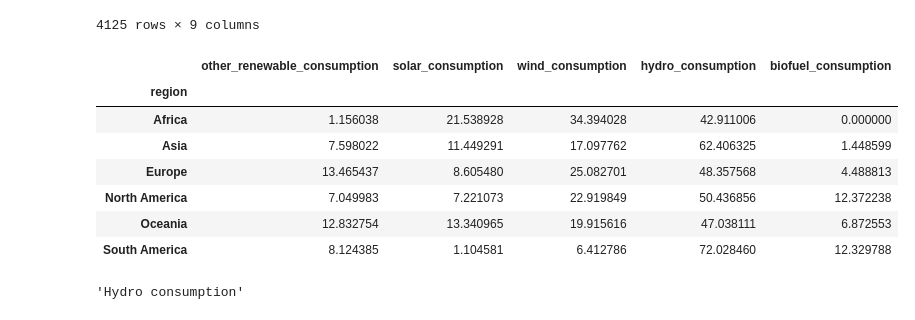
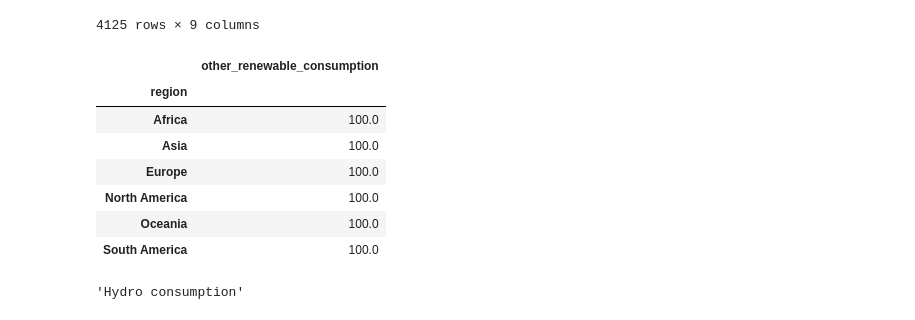
Before and after one commit to henrymmarques/DataVizProj, a Jupyter notebook: project_DV.ipynb, the cells around one changed output. Saved outputs shown, nothing was run; the diff lists cells and outputs as text; code cells hidden in the pictures.

```diff
--- a/project_DV.ipynb
+++ b/project_DV.ipynb
@@ -753,24 +752,24 @@ renewables[renewables['solar_consumption'].notna()]
 | 17023 | World | OWID_WRL | 2019 | 1614.027 | 18504.151 | 1792.996 | ... |
 4125 rows × 9 columns
 # %%
-energy_columns = ['other_renewable_consumption', 'solar_consumption', 'wind_consumption', 'hydro_consumption', 'biofuel_consumption']
+energy_columns = ['other_renewable_consumption']
 renewables_2018 = renewables[renewables['year'] == 2018][['region'] + energy_columns]
 renewables_2018= renewables_2018[renewables_2018['region'].isin(['Africa', 'Asia', 'Europe', 'North America', 'Oceania', 'South America'])]
 # Calculate the total consumption for each region
 renewables_2018_totals = renewables_2018.groupby('region').sum()
 
 # Calculate the percentage of each energy source for each region
 df_2018_perc = renewables_2018_totals.apply(lambda x: x / x.sum() * 100, axis=1)
 df_2018_perc
 # %% [output]
-|  | other_renewable_consumption | solar_consumption | wind_consumption | hydro_consumption | biofuel_consumption |
-| region |  |  |  |  |  |
-| Africa | 1.156038 | 21.538928 | 34.394028 | 42.911006 | 0.000000 |
-| Asia | 7.598022 | 11.449291 | 17.097762 | 62.406325 | 1.448599 |
-| Europe | 13.465437 | 8.605480 | 25.082701 | 48.357568 | 4.488813 |
-| North America | 7.049983 | 7.221073 | 22.919849 | 50.436856 | 12.372238 |
-| Oceania | 12.832754 | 13.340965 | 19.915616 | 47.038111 | 6.872553 |
-| South America | 8.124385 | 1.104581 | 6.412786 | 72.028460 | 12.329788 |
+|  | other_renewable_consumption |
+| region |  |
+| Africa | 100.0 |
+| Asia | 100.0 |
+| Europe | 100.0 |
+| North America | 100.0 |
+| Oceania | 100.0 |
+| South America | 100.0 |
 # %%
 
 #  Set colors for the different types of energy
```
Also changed, not shown: parts of 1 cell of this notebook.
